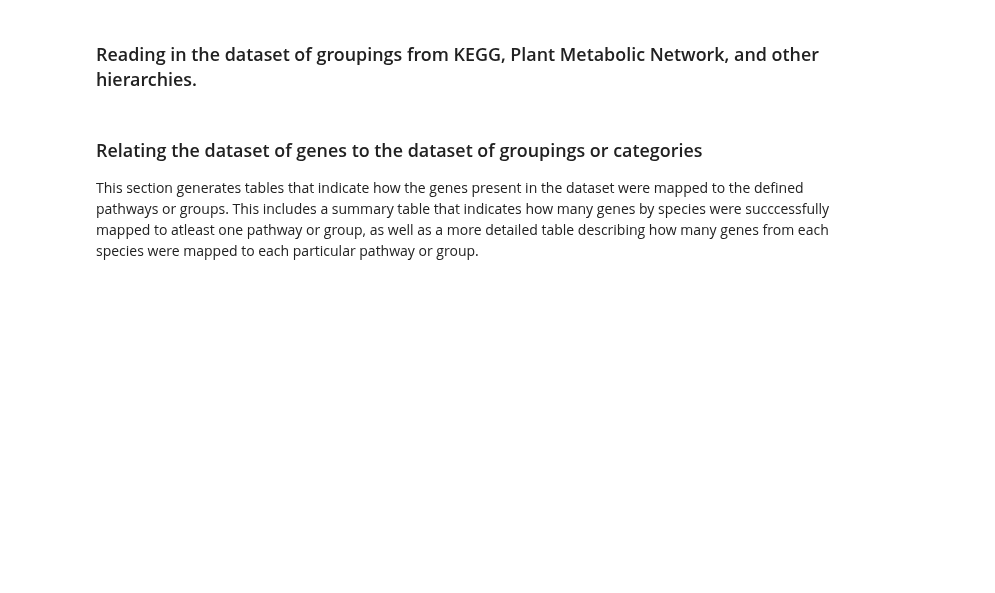
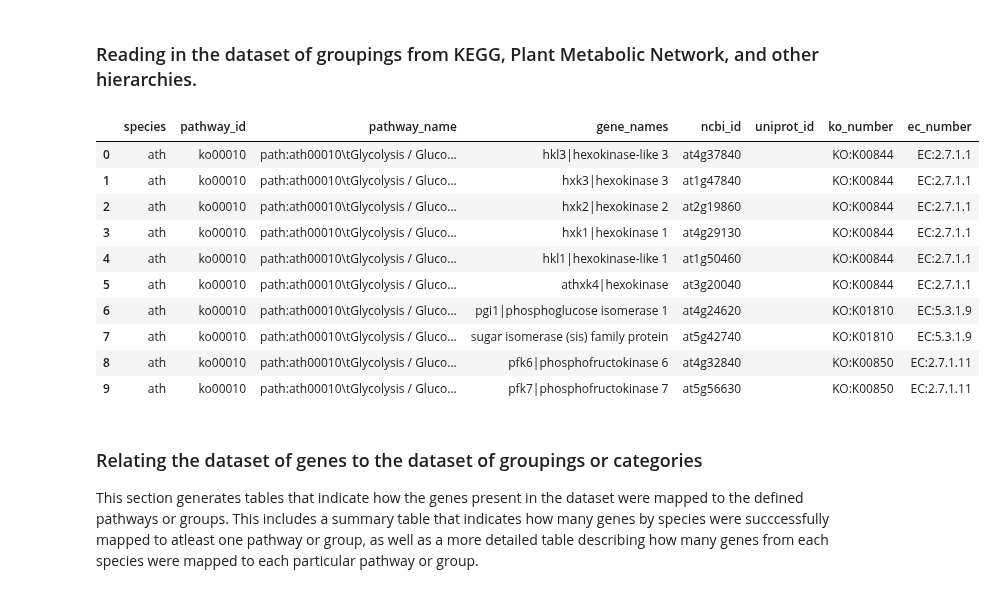
Before and after one commit to irbraun/plant-phenotypes-nlp, a Jupyter notebook: notebooks/Analysis.ipynb, the cells around one changed output. Saved outputs shown, nothing was run; the diff lists cells and outputs as text; code cells hidden in the pictures; blank space fills up the shorter version.

```diff
--- a/notebooks/Analysis.ipynb
+++ b/notebooks/Analysis.ipynb
@@ -168,13 +199,29 @@ dataset.to_pandas().head(10)
 <a id="read_other_data"></a>
 ### Reading in the dataset of groupings from KEGG, Plant Metabolic Network, and other hierarchies.
 # %%
-groupings_filename = kegg_pathways_filename
+groupings_filename = ""
+groupings_filename = kegg_pathways_filename if NOTEBOOK_TAGS["kegg"] else groupings_filename
+groupings_filename = pmn_pathways_filename if NOTEBOOK_TAGS["pmn"] else groupings_filename
+groupings_filename = lloyd_subsets_filename if NOTEBOOK_TAGS["subsets"] else groupings_filename
+groupings_filename = lloyd_classes_filename if NOTEBOOK_TAGS["classes"] else groupings_filename
 groups = load_from_pickle(groupings_filename)
 id_to_group_ids = groups.get_id_to_group_ids_dict(dataset.get_gene_dictionary())
 group_id_to_ids = groups.get_group_id_to_ids_dict(dataset.get_gene_dictionary())
 group_mapped_ids = [k for (k,v) in id_to_group_ids.items() if len(v)>0]
 groups.to_csv(os.path.join(OUTPUT_DIR,"part_1_groupings.csv"))
 groups.to_pandas().head(10)
+# %% [output]
+|  | species | pathway_id | pathway_name | gene_names | ncbi_id | uniprot_id | ko_number | ec_number |
+| 0 | ath | ko00010 | path:ath00010\tGlycolysis / Gluco... | hkl3|hexokinase-like 3 | at4g37840 |  | KO:K00844 | EC:2.7.1.1 |
+| 1 | ath | ko00010 | path:ath00010\tGlycolysis / Gluco... | hxk3|hexokinase 3 | at1g47840 |  | KO:K00844 | EC:2.7.1.1 |
+| 2 | ath | ko00010 | path:ath00010\tGlycolysis / Gluco... | hxk2|hexokinase 2 | at2g19860 |  | KO:K00844 | EC:2.7.1.1 |
+| 3 | ath | ko00010 | path:ath00010\tGlycolysis / Gluco... | hxk1|hexokinase 1 | at4g29130 |  | KO:K00844 | EC:2.7.1.1 |
+| 4 | ath | ko00010 | path:ath00010\tGlycolysis / Gluco... | hkl1|hexokinase-like 1 | at1g50460 |  | KO:K00844 | EC:2.7.1.1 |
+| 5 | ath | ko00010 | path:ath00010\tGlycolysis / Gluco... | athxk4|hexokinase | at3g20040 |  | KO:K00844 | EC:2.7.1.1 |
+| 6 | ath | ko00010 | path:ath00010\tGlycolysis / Gluco... | pgi1|phosphoglucose isomerase 1 | at4g24620 |  | KO:K01810 | EC:5.3.1.9 |
+| 7 | ath | ko00010 | path:ath00010\tGlycolysis / Gluco... | sugar isomerase (sis) family protein | at5g42740 |  | KO:K01810 | EC:5.3.1.9 |
+| 8 | ath | ko00010 | path:ath00010\tGlycolysis / Gluco... | pfk6|phosphofructokinase 6 | at4g32840 |  | KO:K00850 | EC:2.7.1.11 |
+| 9 | ath | ko00010 | path:ath00010\tGlycolysis / Gluco... | pfk7|phosphofructokinase 7 | at5g56630 |  | KO:K00850 | EC:2.7.1.11 |
 # %% [markdown]
 <a id="relating"></a>
 ### Relating the dataset of genes to the dataset of groupings or categories
```
Also changed, not shown: parts of 25 cells of this notebook, 4 other files.
